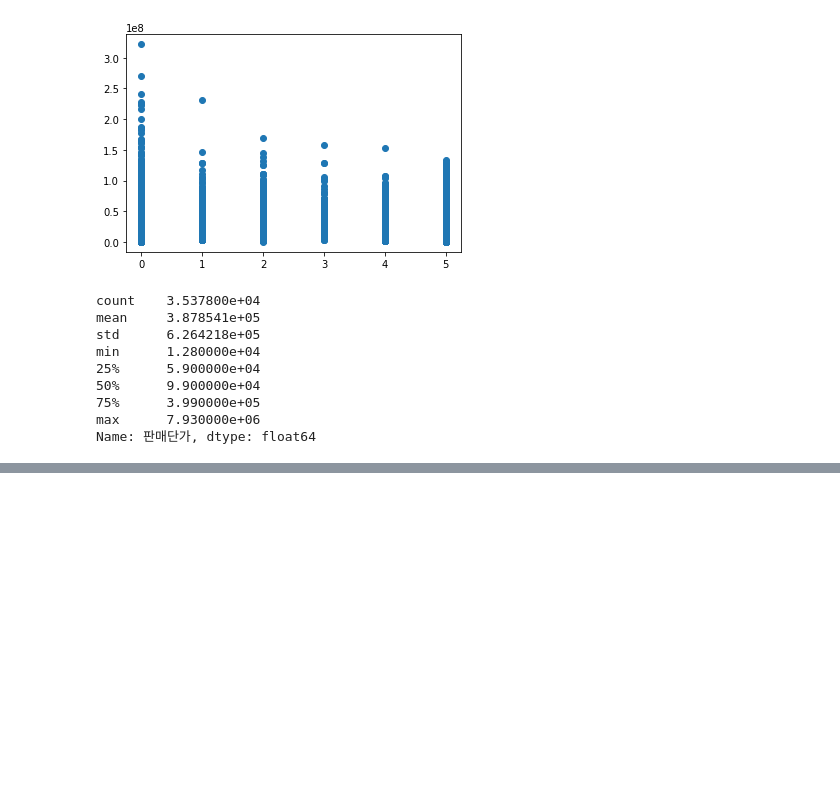
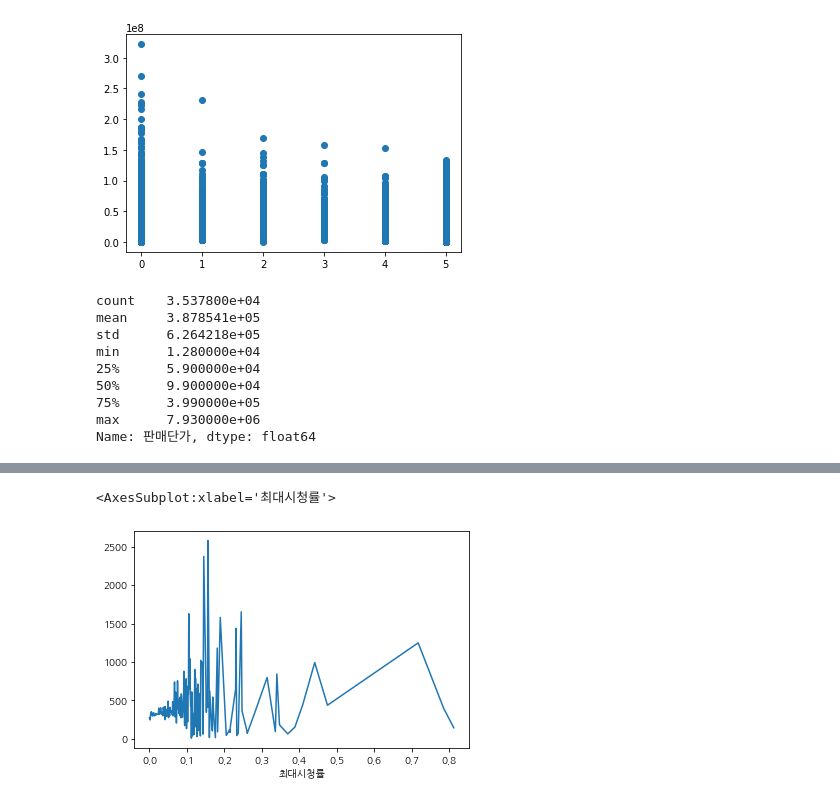
Before and after one commit to TaeHoon-Jin/B_C, a Jupyter notebook: Exercise_bigcon.ipynb, the cells around one changed output, grey strips where cells are left out. Drawn from its saved outputs; the diff is of its cells as text; code cells hidden in the pictures; blank space fills up the shorter version.

```diff
--- a/Exercise_bigcon.ipynb
+++ b/Exercise_bigcon.ipynb
@@ -171,0 +244,5 @@ df.to_csv('df.csv',index = False)
+# %%
+df.groupby('최대시청률')['판매수량'].mean().plot()
+# %% [output]
+<AxesSubplot:xlabel='최대시청률'>
+[figure, added]
```
Also changed, not shown: parts of 57 cells of this notebook, 2 other files.
